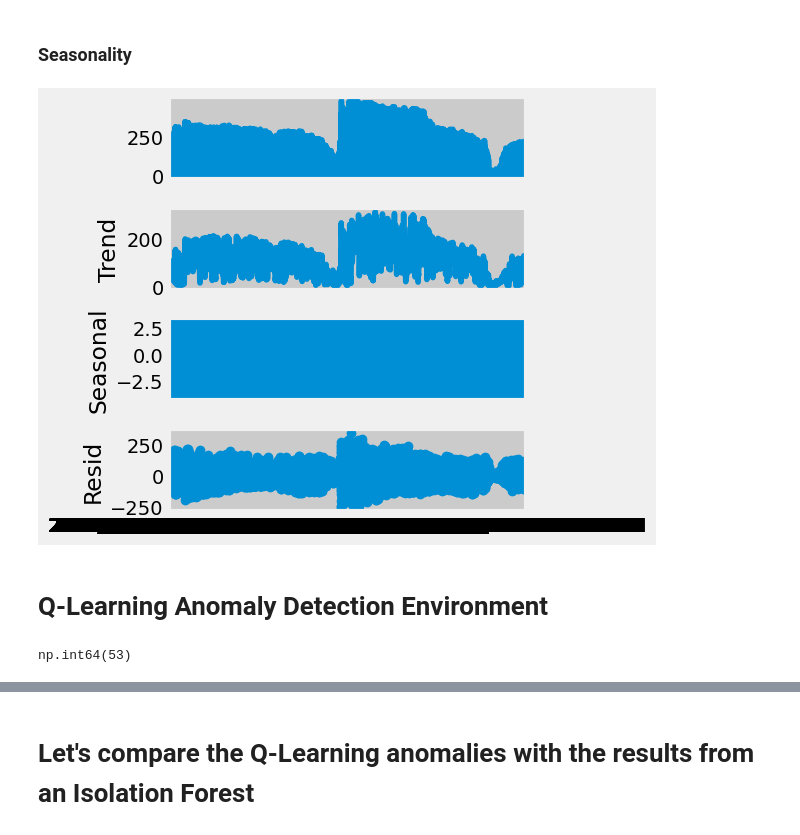
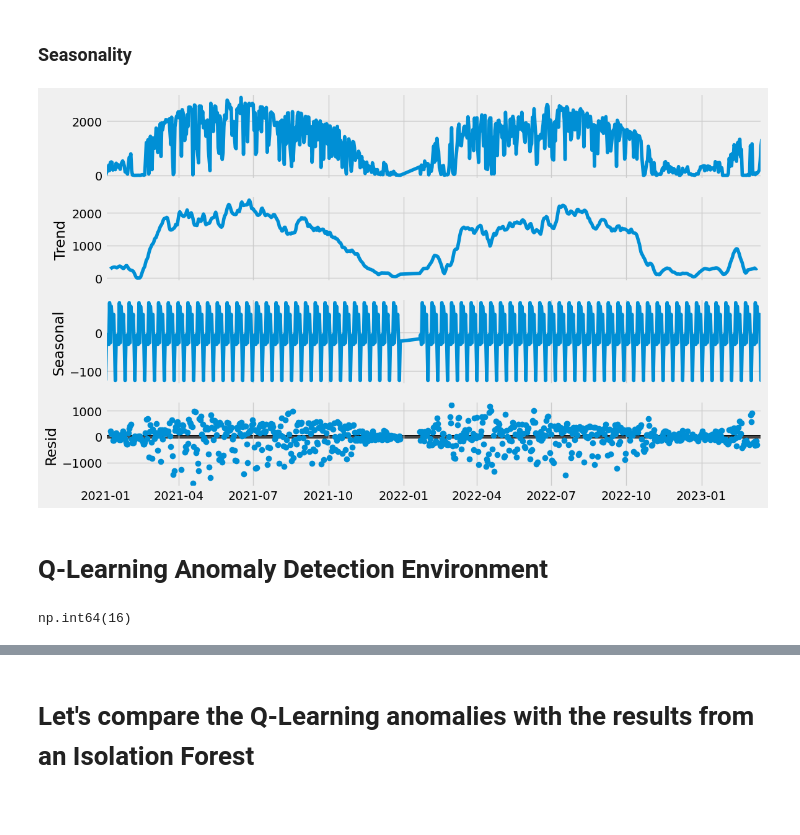
Before and after one commit to mwheeler235/ts-anamoly-detection-q-learning, a Jupyter notebook: src/energy_ts_qlearn.ipynb, the cells around one changed output, grey strips where cells are left out. Drawn from its saved outputs; the diff is of its cells as text; code cells hidden in the pictures; blank space fills up the shorter version.

```diff
--- a/src/energy_ts_qlearn.ipynb
+++ b/src/energy_ts_qlearn.ipynb
@@ -58,7 +63,6 @@ min           0.000000
 max         514.462000
 Name: kWh, dtype: float64
 # %%
-df['datetime']=pd.to_datetime(df['date'])
+# df['datetime']=pd.to_datetime(df['date'])
 df.sort_values(by=['name','datetime'], inplace=True)
 df.reset_index(drop=True, inplace=True)
-df.head()
@@ -72,4 +69,5 @@ df.head()
 # %%
-df0 = df[df.name=='Bearspaw Water Treatment Plant']
+plant = 'Whitehorn Multi-Service Centre'
+df0 = df[df.name==plant]
 df0.count()['date']
 # %% [output]
@@ -126,3 +122,0 @@ plt.show()
-# %%
-df1.reset_index(inplace=True, drop=True)
-df1.head()
@@ -135,0 +125,3 @@ df1.head()
+# %%
+df_agg = df1.groupby(['name','date']).agg({'kWh':'sum'}).reset_index()
+df_agg.head()
@@ -136,21 +150,18 @@ df1.head()
 # %% [markdown]
 ### Seasonality
 # %%
-df_ts = df1[['date','kWh']].set_index('date')
+df_ts = df_agg[['date','kWh']].set_index('date')
 
 # Decompose the time series (assuming monthly seasonality, period=12)
 decomposition = seasonal_decompose(df_ts, model='additive', period=12)
 
 # Plot the decomposed components
 fig = decomposition.plot()
+fig.set_size_inches((12, 7))
+fig.tight_layout()
 plt.show()
-
-# Access individual components
-trend = decomposition.trend
-seasonality = decomposition.seasonal
-residual = decomposition.resid
 # %% [output]
-[figure, old version]
+[figure, new version]
 # %% [markdown]
 # Q-Learning Anomaly Detection Environment
 # %%
@@ -238,4 +248,4 @@ df1['Is_Anomaly'] = df1.index.isin(anomaly_indexes).astype(int)
 # %%
-df1['Is_Anomaly'].sum()
+df_agg['qlearn_anomaly'].sum()
 # %% [output]
-np.int64(53)
+np.int64(16)
```
Also changed, not shown: parts of 44 cells of this notebook, 13 other files.
